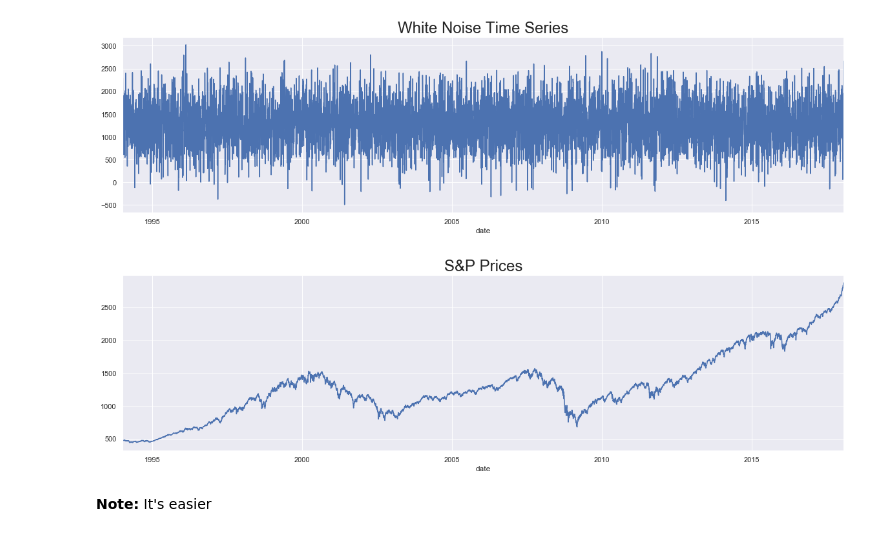
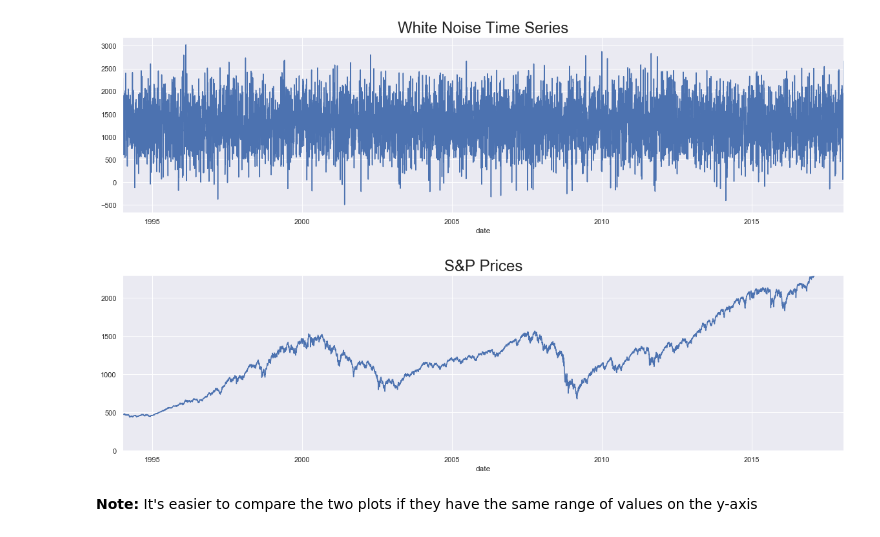
Before and after one commit to dinaabdulrasoul/Time-Series-Analysis-with-Python, a Jupyter notebook: time_series_analysis.ipynb, the cells around one changed output. Saved outputs shown, nothing was run; the diff lists cells and outputs as text; code cells hidden in the pictures.

```diff
--- a/time_series_analysis.ipynb
+++ b/time_series_analysis.ipynb
@@ -322,8 +322,9 @@ plt.show()
 # %%
 df_train.market_value.plot(figsize = (20,5))
 plt.title("S&P Prices", size = 24)
+plt.ylim(0,2300)
 plt.show()
 # %% [output]
-[figure, old version]
+[figure, new version]
-# %% [markdown]
-**Note:** It's easier
+# %% [markdown]
+**Note:** It's easier to compare the two plots if they have the same range of values on the y-axis
```
